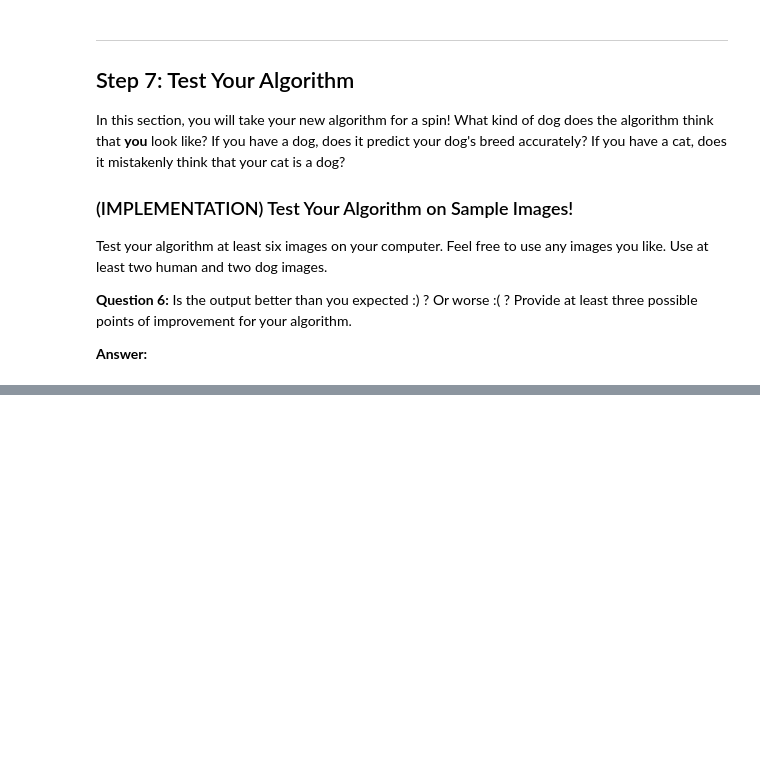
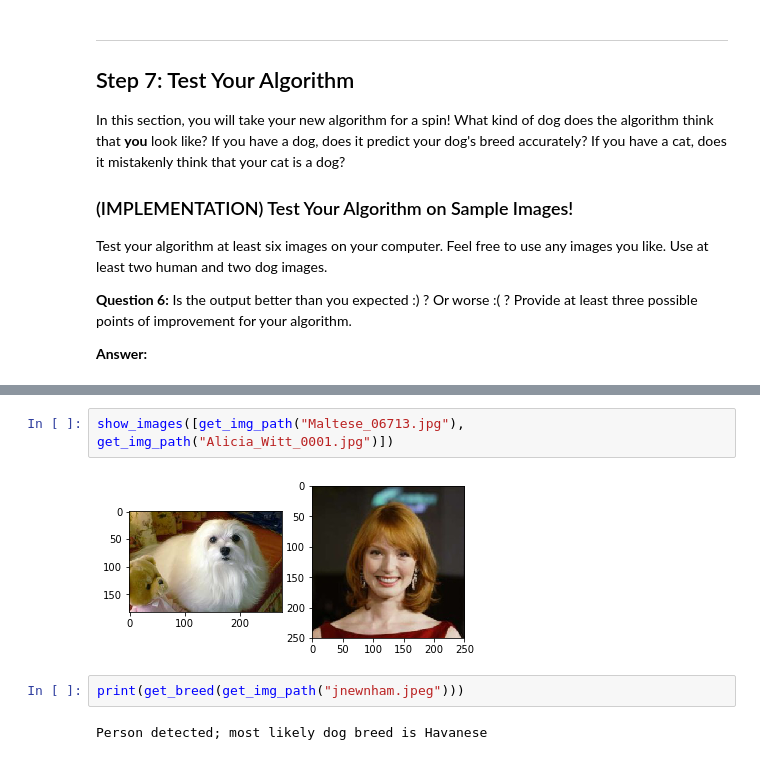
Before and after one commit to anooptomar1/udacity_dog_project, a Jupyter notebook: dog_app.ipynb, the cells around one changed output, grey strips where cells are left out. Drawn from its saved outputs; the diff is of its cells as text; blank space fills up the shorter version.

```diff
--- a/dog_app.ipynb
+++ b/dog_app.ipynb
@@ -823,0 +1060,8 @@ __Answer:__
+# %%
+show_images([get_img_path("Maltese_06713.jpg"), get_img_path("Alicia_Witt_0001.jpg")])
+# %% [output]
+[figure, added]
+# %%
+print(get_breed(get_img_path("jnewnham.jpeg")))
+# %% [output]
+Person detected; most likely dog breed is Havanese
```
Also changed, not shown: parts of 36 cells of this notebook, 13 other files.
